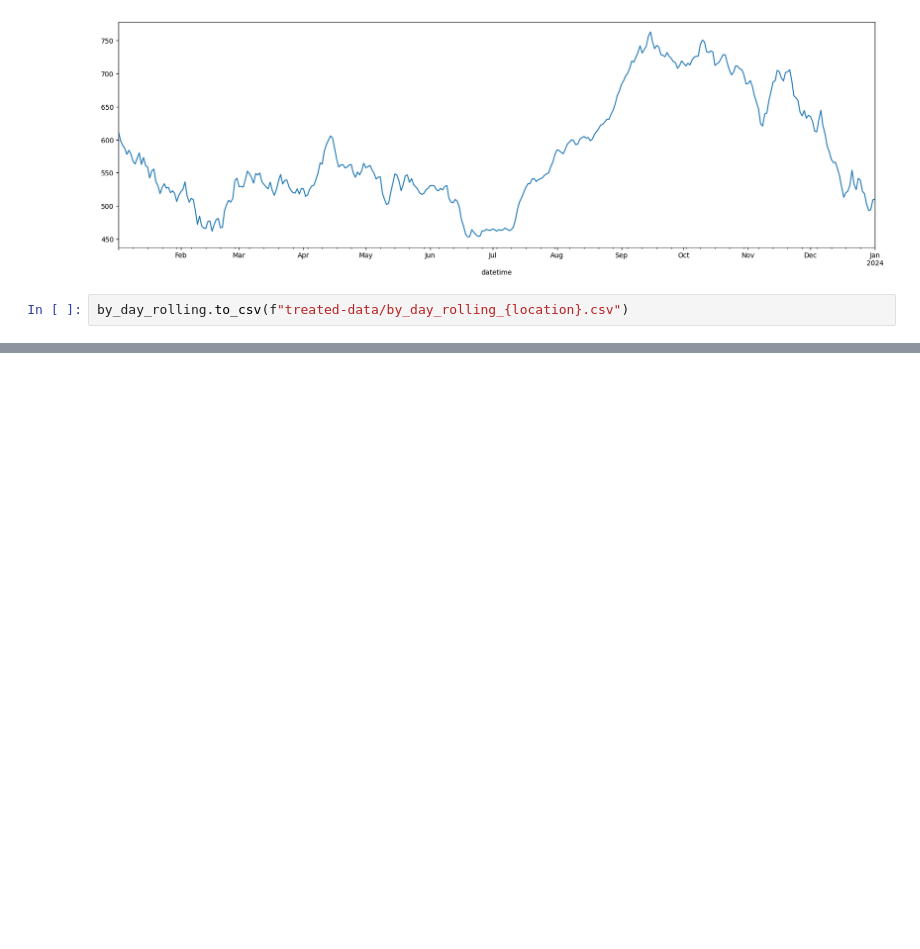
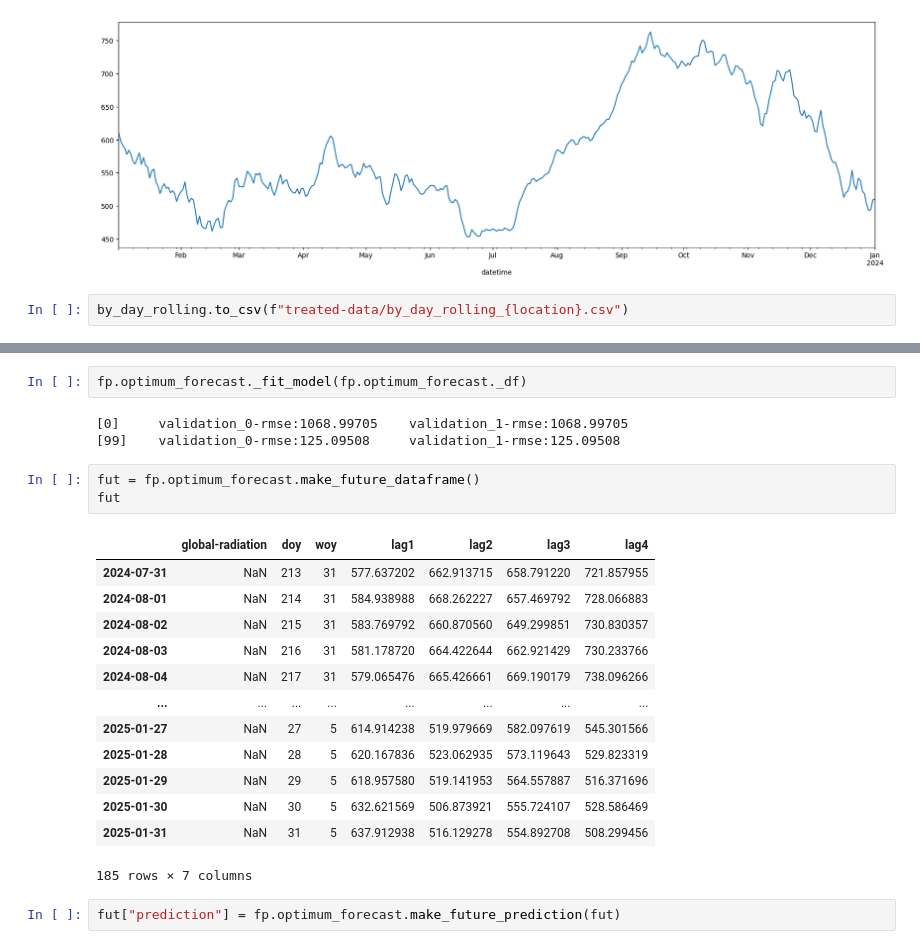
Before and after one commit to fellipessanha/solar-studies, a Jupyter notebook: data-treatment.ipynb, the cells around one changed output, grey strips where cells are left out. Drawn from its saved outputs; the diff is of its cells as text; blank space fills up the shorter version.

```diff
--- a/data-treatment.ipynb
+++ b/data-treatment.ipynb
@@ -198,0 +226,24 @@ by_day_rolling.to_csv(f"treated-data/by_day_rolling_{location}.csv")
+# %%
+fp.optimum_forecast._fit_model(fp.optimum_forecast._df)
+# %% [output]
+[0]     validation_0-rmse:1068.99705    validation_1-rmse:1068.99705
+[99]    validation_0-rmse:125.09508     validation_1-rmse:125.09508
+# %%
+fut = fp.optimum_forecast.make_future_dataframe()
+fut
+# %% [output]
+|  | global-radiation | doy | woy | lag1 | lag2 | lag3 | lag4 |
+| 2024-07-31 | NaN | 213 | 31 | 577.637202 | 662.913715 | 658.791220 | 721.857955 |
+| 2024-08-01 | NaN | 214 | 31 | 584.938988 | 668.262227 | 657.469792 | 728.066883 |
+| 2024-08-02 | NaN | 215 | 31 | 583.769792 | 660.870560 | 649.299851 | 730.830357 |
+| 2024-08-03 | NaN | 216 | 31 | 581.178720 | 664.422644 | 662.921429 | 730.233766 |
+| 2024-08-04 | NaN | 217 | 31 | 579.065476 | 665.426661 | 669.190179 | 738.096266 |
+| ... | ... | ... | ... | ... | ... | ... | ... |
+| 2025-01-27 | NaN | 27 | 5 | 614.914238 | 519.979669 | 582.097619 | 545.301566 |
+| 2025-01-28 | NaN | 28 | 5 | 620.167836 | 523.062935 | 573.119643 | 529.823319 |
+| 2025-01-29 | NaN | 29 | 5 | 618.957580 | 519.141953 | 564.557887 | 516.371696 |
+| 2025-01-30 | NaN | 30 | 5 | 632.621569 | 506.873921 | 555.724107 | 528.586469 |
+| 2025-01-31 | NaN | 31 | 5 | 637.912938 | 516.129278 | 554.892708 | 508.299456 |
+185 rows × 7 columns
+# %%
+fut["prediction"] = fp.optimum_forecast.make_future_prediction(fut)
```
Also changed, not shown: parts of 3 cells of this notebook, 1 other file.
